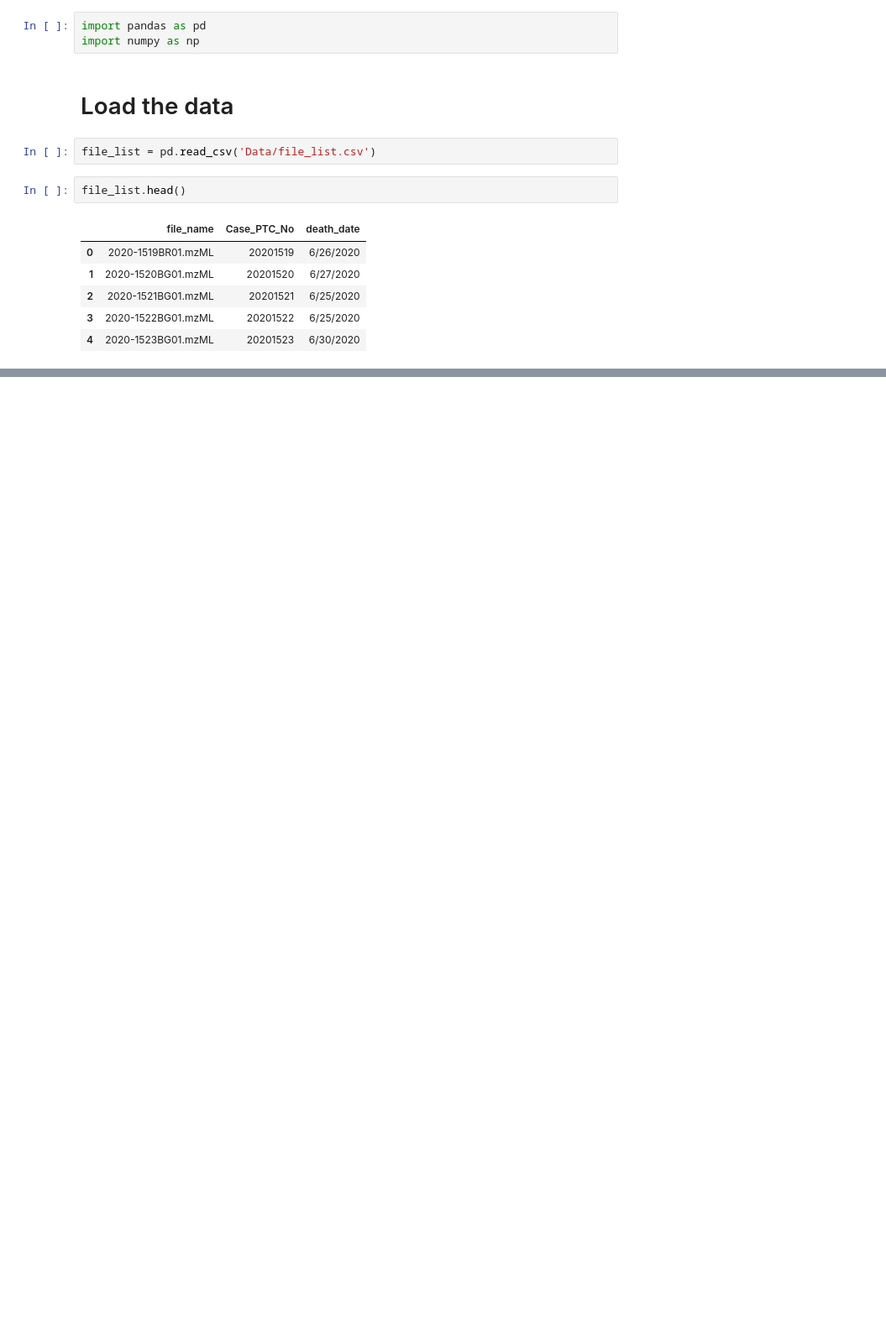
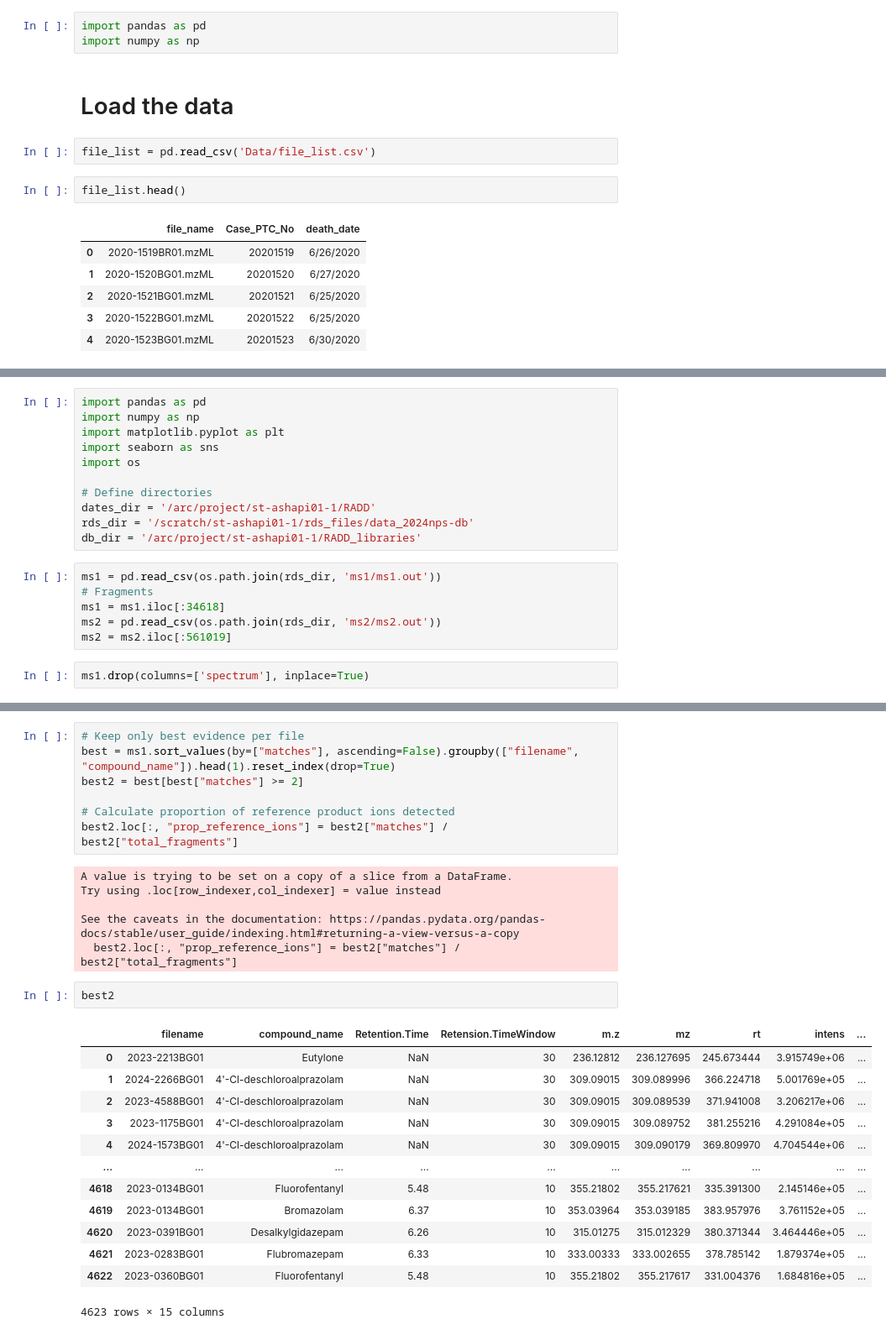
Before and after one commit to BCCDC-DSI/RADD, a Jupyter notebook: workflows/part4/linkage.ipynb, the cells around one changed output, grey strips where cells are left out. Shown at 84% size. Cells and saved outputs as stored; diff of their text form; blank space fills up the shorter version.

```diff
--- a/workflows/part4/linkage.ipynb
+++ b/workflows/part4/linkage.ipynb
@@ -16,0 +104,19 @@ file_list.head()
+# %%
+import pandas as pd
+import numpy as np
+import matplotlib.pyplot as plt
+import seaborn as sns
+import os
+
+# Define directories
+dates_dir = '/arc/project/st-ashapi01-1/RADD'
+rds_dir = '/scratch/st-ashapi01-1/rds_files/data_2024nps-db'
+db_dir = '/arc/project/st-ashapi01-1/RADD_libraries'
+# %%
+ms1 = pd.read_csv(os.path.join(rds_dir, 'ms1/ms1.out'))
+# Fragments
+ms1 = ms1.iloc[:34618]
+ms2 = pd.read_csv(os.path.join(rds_dir, 'ms2/ms2.out'))
+ms2 = ms2.iloc[:561019]
+# %%
+ms1.drop(columns=['spectrum'], inplace=True)
@@ -16,0 +195,29 @@ file_list.head()
+# %%
+# Keep only best evidence per file
+best = ms1.sort_values(by=["matches"], ascending=False).groupby(["filename", "compound_name"]).head(1).reset_index(drop=True)
+best2 = best[best["matches"] >= 2]
+
+# Calculate proportion of reference product ions detected
+best2.loc[:, "prop_reference_ions"] = best2["matches"] / best2["total_fragments"]
+# %% [output]
+A value is trying to be set on a copy of a slice from a DataFrame.
+Try using .loc[row_indexer,col_indexer] = value instead
+
+See the caveats in the documentation: https://pandas.pydata.org/pandas-docs/stable/user_guide/indexing.html#returning-a-view-versus-a-copy
+  best2.loc[:, "prop_reference_ions"] = best2["matches"] / best2["total_fragments"]
+# %%
+best2
+# %% [output]
+|  | filename | compound_name | Retention.Time | Retension.TimeWindow | m.z | mz | rt | intens | ... |
+| 0 | 2023-2213BG01 | Eutylone | NaN | 30 | 236.12812 | 236.127695 | 245.673444 | 3.915749e+06 | ... |
+| 1 | 2024-2266BG01 | 4'-Cl-deschloroalprazolam | NaN | 30 | 309.09015 | 309.089996 | 366.224718 | 5.001769e+05 | ... |
+| 2 | 2023-4588BG01 | 4'-Cl-deschloroalprazolam | NaN | 30 | 309.09015 | 309.089539 | 371.941008 | 3.206217e+06 | ... |
+| 3 | 2023-1175BG01 | 4'-Cl-deschloroalprazolam | NaN | 30 | 309.09015 | 309.089752 | 381.255216 | 4.291084e+05 | ... |
+| 4 | 2024-1573BG01 | 4'-Cl-deschloroalprazolam | NaN | 30 | 309.09015 | 309.090179 | 369.809970 | 4.704544e+06 | ... |
+| ... | ... | ... | ... | ... | ... | ... | ... | ... | ... |
+| 4618 | 2023-0134BG01 | Fluorofentanyl | 5.48 | 10 | 355.21802 | 355.217621 | 335.391300 | 2.145146e+05 | ... |
+| 4619 | 2023-0134BG01 | Bromazolam | 6.37 | 10 | 353.03964 | 353.039185 | 383.957976 | 3.761152e+05 | ... |
+| 4620 | 2023-0391BG01 | Desalkylgidazepam | 6.26 | 10 | 315.01275 | 315.012329 | 380.371344 | 3.464446e+05 | ... |
+| 4621 | 2023-0283BG01 | Flubromazepam | 6.33 | 10 | 333.00333 | 333.002655 | 378.785142 | 1.879374e+05 | ... |
+| 4622 | 2023-0360BG01 | Fluorofentanyl | 5.48 | 10 | 355.21802 | 355.217617 | 331.004376 | 1.684816e+05 | ... |
+4623 rows × 15 columns
```
Also changed, not shown: parts of 24 cells of this notebook, 8 other files.
